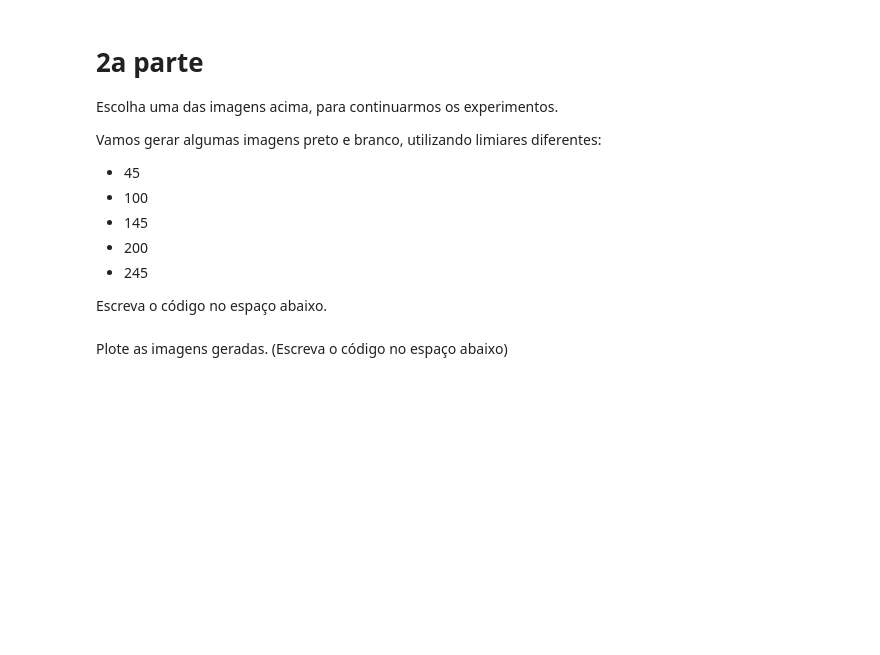
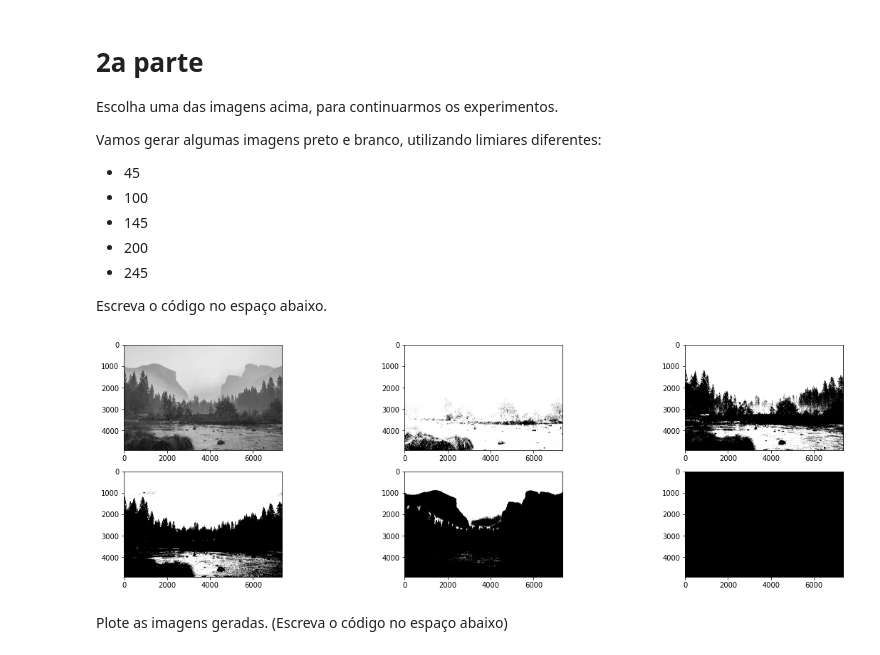
Before and after one commit to RodrigoCCG/labs, a Jupyter notebook: code_02.ipynb, the cells around one changed output. Saved outputs shown, nothing was run; the diff lists cells and outputs as text; code cells hidden in the pictures; blank space fills up the shorter version.

```diff
--- a/code_02.ipynb
+++ b/code_02.ipynb
@@ -115,37 +115,44 @@ Escreva o código no espaço abaixo.
 # %%
 img_bailey_arr = np.array(img_bailey)
 bw_bailey = np.mean(img_bailey_arr,axis=2)
 
-plt.figure(figsize=(12,4))
+plt.figure(figsize=(20,6))
 plt.subplot(2,3,1)
 plt.imshow(Image.fromarray(bw_bailey))
 
 plt.subplot(2,3,2)
-bw_bailey_45= bw_bailey
-bw_bailey_45[bw_bailey_45 < 45]=0
+bw_bailey_45 = bw_bailey.copy()
+bw_bailey_45[bw_bailey_45 < 45] = 0
+bw_bailey_45[bw_bailey_45 > 45] = 255
 plt.imshow(Image.fromarray(bw_bailey_45))
 
 plt.subplot(2,3,3)
-bw_bailey_100=bw_bailey
-bw_bailey_100[bw_bailey_100 < 100]=0
+bw_bailey_100 = bw_bailey.copy()
+bw_bailey_100[bw_bailey_100 < 100] = 0
+bw_bailey_100[bw_bailey_100 > 100] = 255
 plt.imshow(Image.fromarray(bw_bailey_100))
 
 plt.subplot(2,3,4)
-bw_bailey_145=bw_bailey
-bw_bailey_145[bw_bailey_145 < 145]=0
+bw_bailey_145 = bw_bailey.copy()
+bw_bailey_145[bw_bailey_145 < 145] = 0
+bw_bailey_145[bw_bailey_145 > 145] = 255
 plt.imshow(Image.fromarray(bw_bailey_145))
 
 plt.subplot(2,3,5)
-bw_bailey_200=bw_bailey
-bw_bailey_200[bw_bailey_200 < 200]=0
+bw_bailey_200 = bw_bailey.copy()
+bw_bailey_200[bw_bailey_200 < 200] = 0
+bw_bailey_200[bw_bailey_200 > 200] = 255
 plt.imshow(Image.fromarray(bw_bailey_200))
 
 plt.subplot(2,3,6)
-bw_bailey_245=bw_bailey
-bw_bailey_245[bw_bailey_245 < 245]=0
+bw_bailey_245 = bw_bailey.copy()
+bw_bailey_245[bw_bailey_245 < 245] = 0
+bw_bailey_245[bw_bailey_245 > 245] = 255
 plt.imshow(Image.fromarray(bw_bailey_245))
 
 plt.show()
+# %% [output]
+[figure, added]
 # %% [markdown]
 Plote as imagens geradas. (Escreva o código no espaço abaixo)
 # %% [markdown]
```
